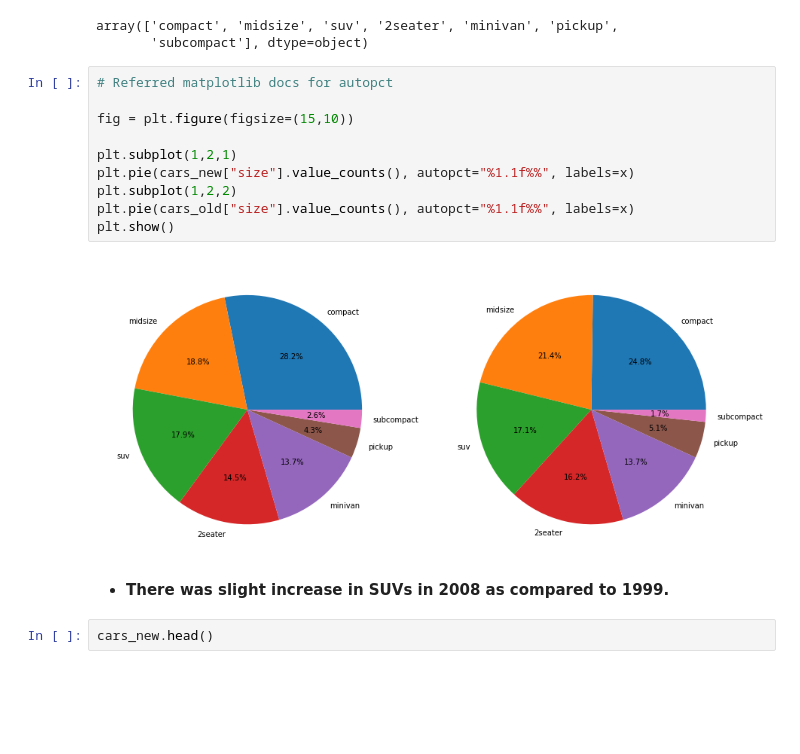
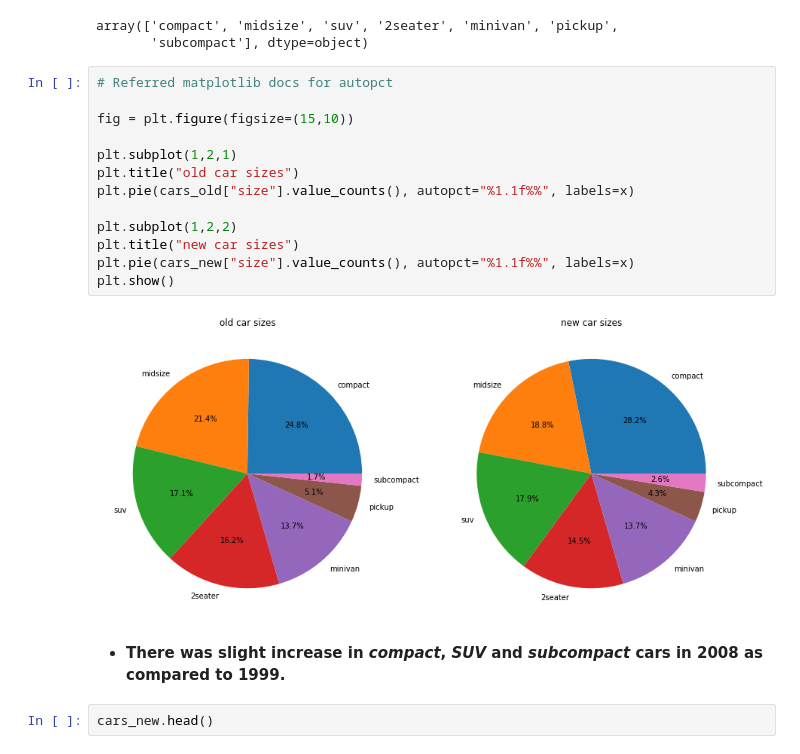
Before and after one commit to anish2197/data-analystics, a Jupyter notebook: Day 2.ipynb, the cells around one changed output. Saved outputs shown, nothing was run; the diff lists cells and outputs as text; blank space fills up the shorter version.

```diff
--- a/Day 2.ipynb
+++ b/Day 2.ipynb
@@ -374,17 +374,20 @@ array(['compact', 'midsize', 'suv', '2seater', 'minivan', 'pickup',
 # %%
 # Referred matplotlib docs for autopct
 
 fig = plt.figure(figsize=(15,10))
 
 plt.subplot(1,2,1)
+plt.title("old car sizes")
+plt.pie(cars_old["size"].value_counts(), autopct="%1.1f%%", labels=x)
+
+plt.subplot(1,2,2)
+plt.title("new car sizes")
 plt.pie(cars_new["size"].value_counts(), autopct="%1.1f%%", labels=x)
-plt.subplot(1,2,2)
-plt.pie(cars_old["size"].value_counts(), autopct="%1.1f%%", labels=x)
 plt.show()
 # %% [output]
-[figure, old version]
+[figure, new version]
 # %% [markdown]
-* **There was slight increase in SUVs in 2008 as compared to 1999.**
+* **There was slight increase in *compact*, *SUV* and *subcompact* cars in 2008 as compared to 1999.**
 # %%
 cars_new.head()
 # %% [output]
```
